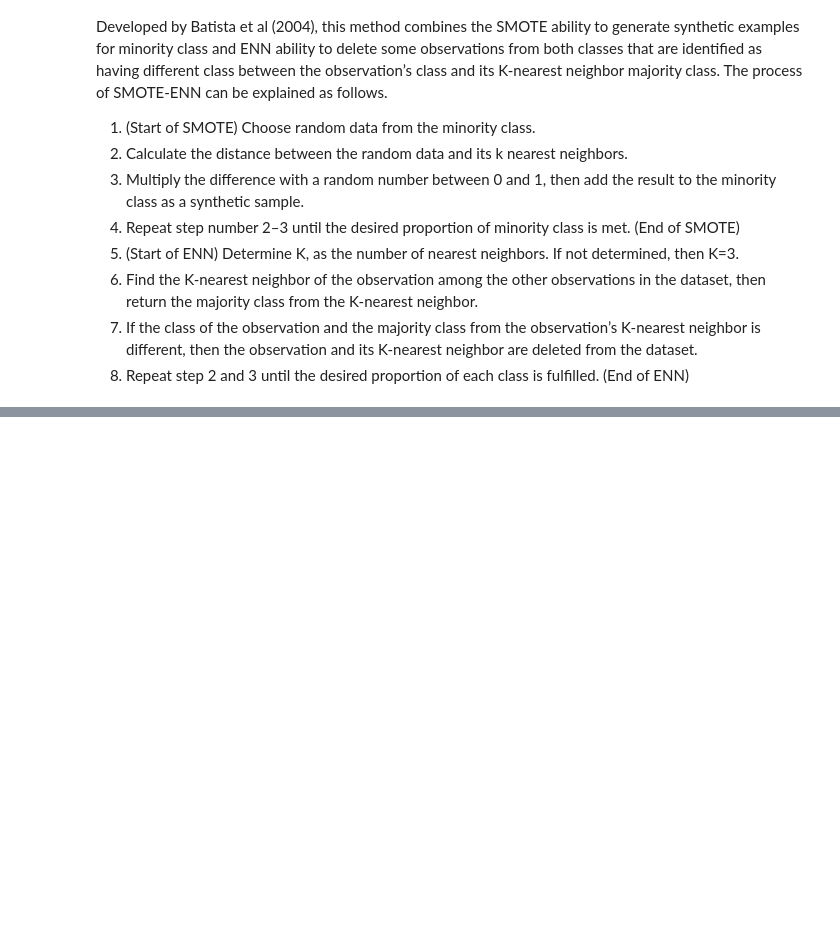
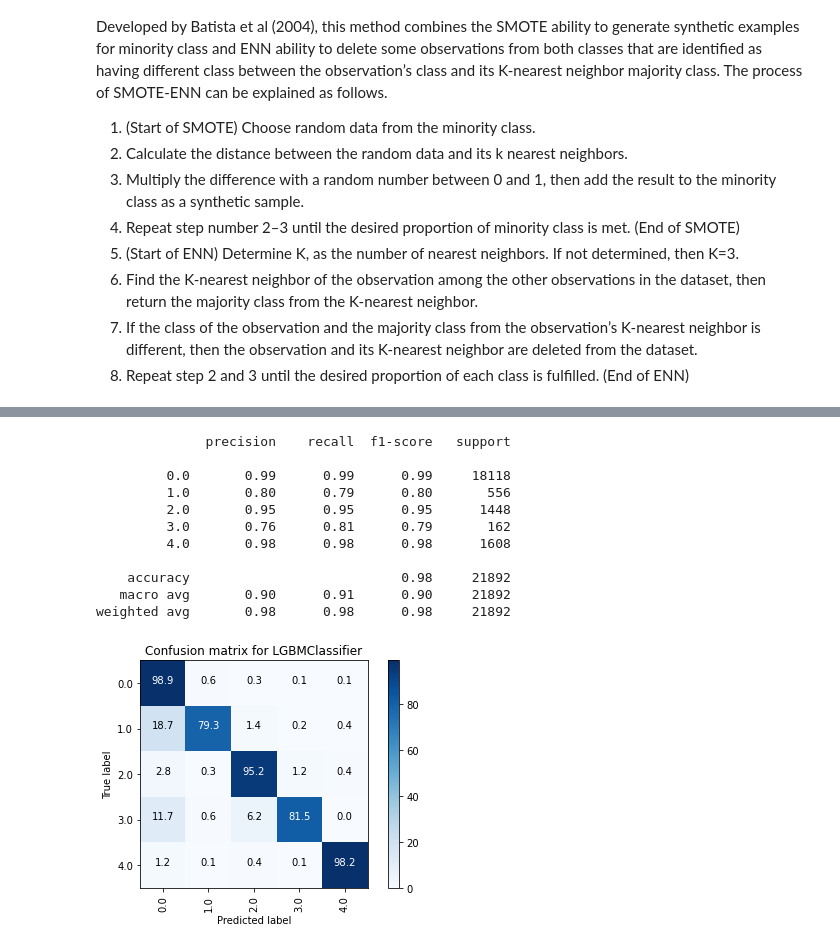
Before and after one commit to nastiag67/ecgn, a Jupyter notebook: README.ipynb, the cells around one changed output, grey strips where cells are left out. Saved outputs shown, nothing was run; the diff lists cells and outputs as text; code cells hidden in the pictures; blank space fills up the shorter version.

```diff
--- a/README.ipynb
+++ b/README.ipynb
@@ -1015,3 +1136,19 @@ model_svm = cls_models.checkmodel(
+# %%
+# check the metrics on testing dataset
+mt.metrics_report(model_lgbm, 'LGBMClassifier', X_test, y_test, y_train, data='test')
+# %% [output]
+              precision    recall  f1-score   support
+
+         0.0       0.99      0.99      0.99     18118
+         1.0       0.80      0.79      0.80       556
+         2.0       0.95      0.95      0.95      1448
+         3.0       0.76      0.81      0.79       162
+         4.0       0.98      0.98      0.98      1608
+
+    accuracy                           0.98     21892
+   macro avg       0.90      0.91      0.90     21892
+weighted avg       0.98      0.98      0.98     21892
+[figure, added]
 # %% [markdown]
 __[top](#Contents)__
 
```
Also changed, not shown: parts of 8 cells of this notebook, 26 other files.
